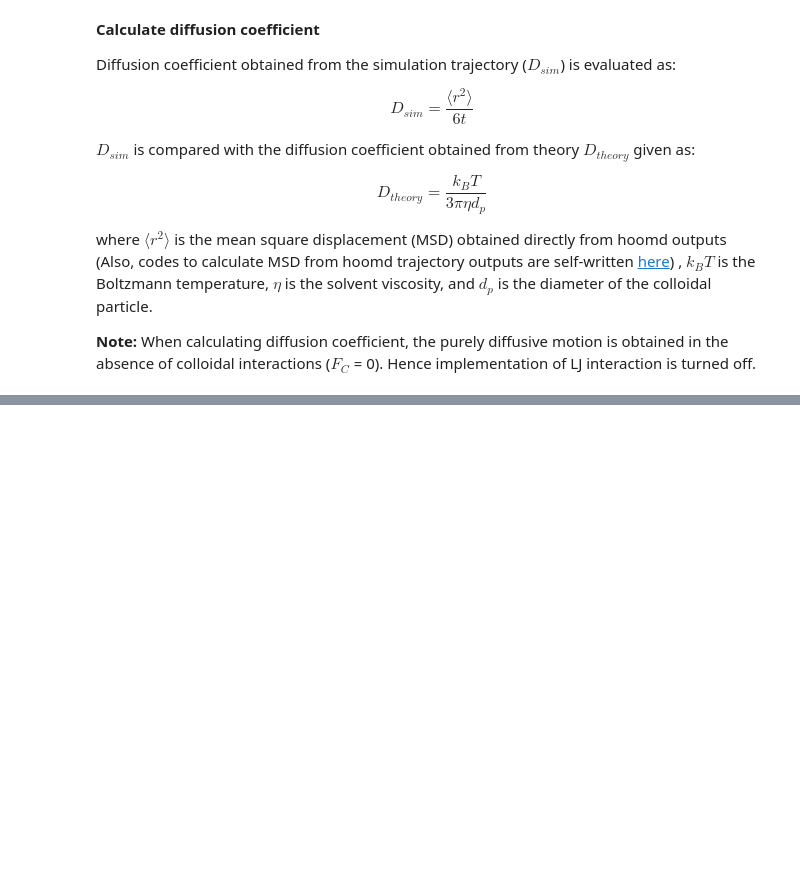
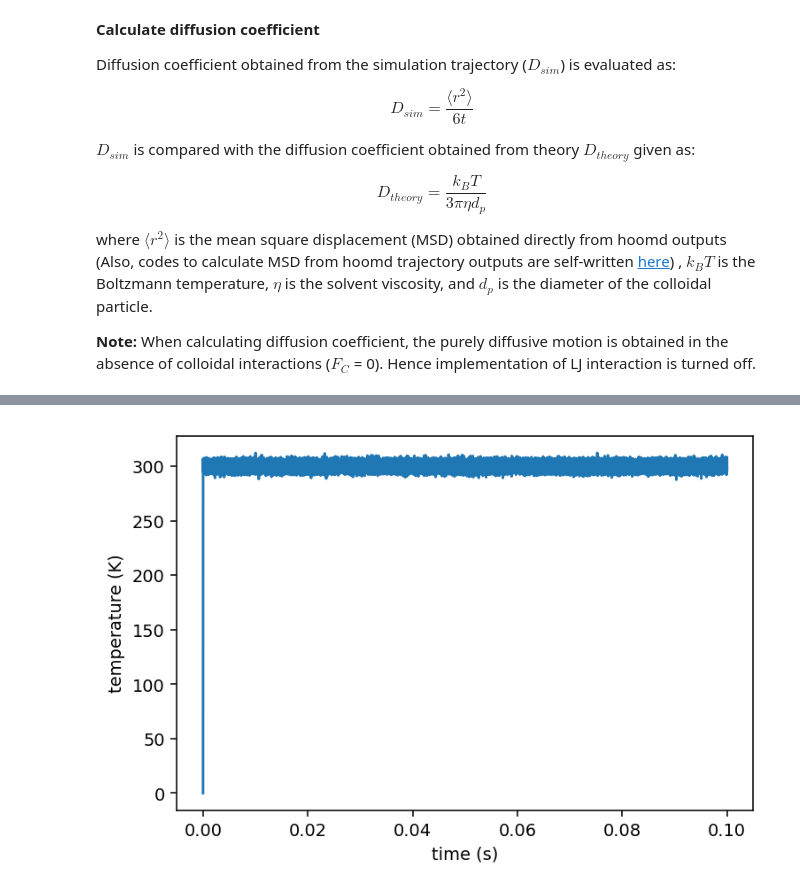
Before and after one commit to yennguyenedalgo/JupyterNotebookProject, a Jupyter notebook: MagNP.ipynb, the cells around one changed output, grey strips where cells are left out. Saved outputs shown, nothing was run; the diff lists cells and outputs as text; code cells hidden in the pictures; blank space fills up the shorter version.

```diff
--- a/MagNP.ipynb
+++ b/MagNP.ipynb
@@ -248,3 +253,11 @@ D_theory is 5.155060624051553e-12 m2/s
+# %%
+plt.figure(figsize=None, dpi=140);
+plt.plot(data[:,0]*time_step, data[:,2]*LJ_epsilon/kB);
+plt.xlabel('time (s)');
+plt.ylabel('temperature (K)');
+plt.savefig('Figures/Temperature_'+type+'.pdf')
+# %% [output]
+[figure, added]
 # %%
 """Lennard-Jones Potential"""
 LJ = hoomd.md.pair.lj(r_cut=r_cut_LJ_r, nlist=neighbor_ls);
```
Also changed, not shown: parts of 8 cells of this notebook, 1 other file.
